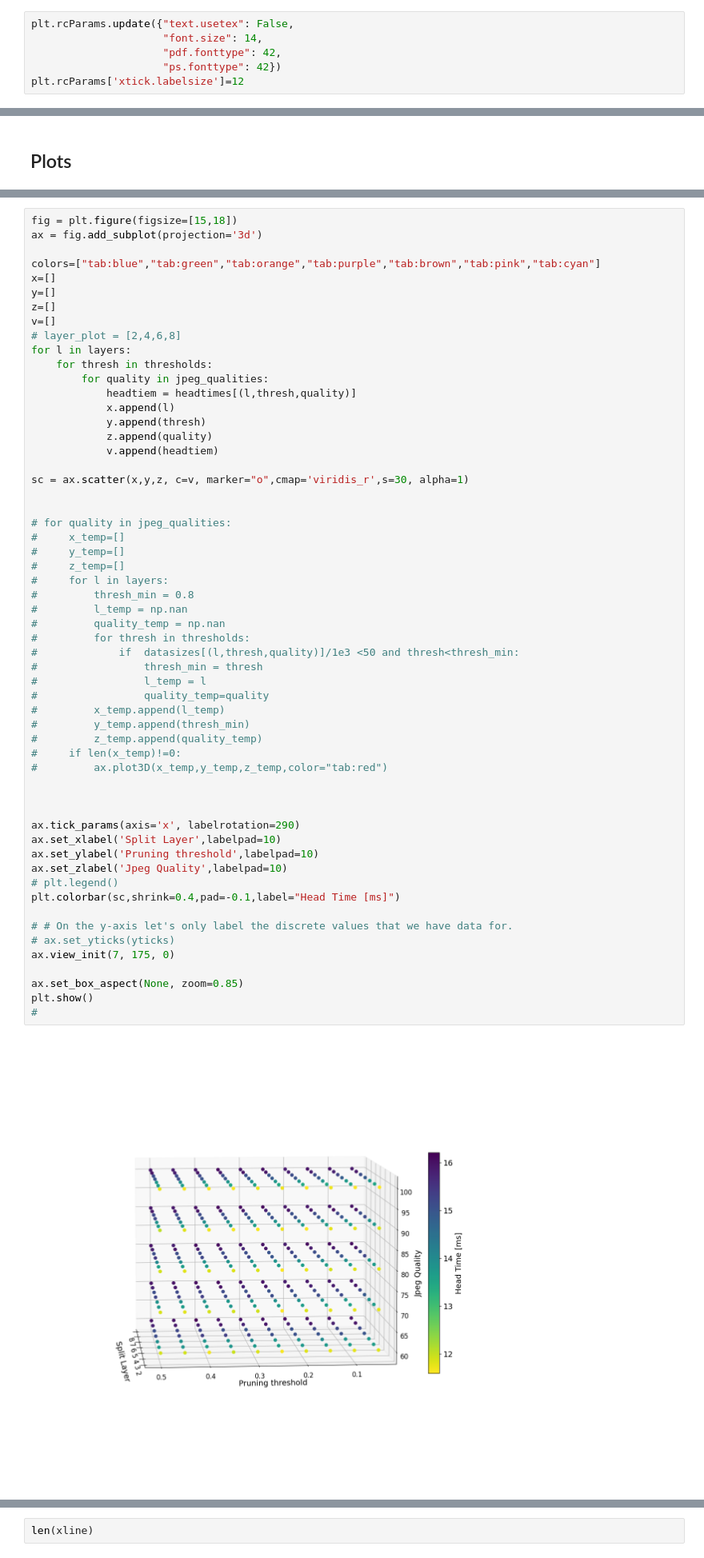
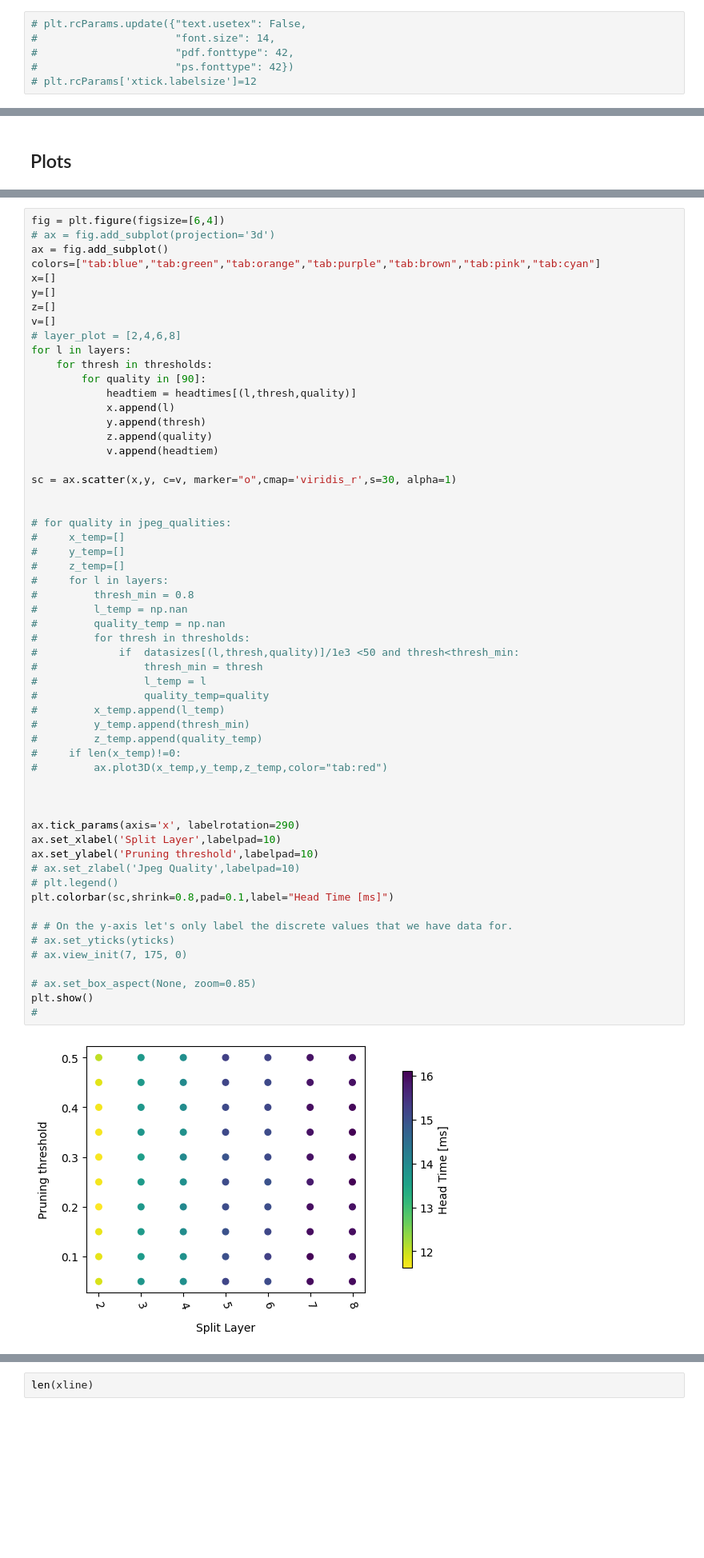
Before and after one commit to Rexyyj/split_DNN_framework, a Jupyter notebook: plots/plot_splitpoints.ipynb, the cells around one changed output, grey strips where cells are left out. Shown at 80% size. Drawn from its saved outputs; the diff is of its cells as text; blank space fills up the shorter version.

```diff
--- a/plots/plot_splitpoints.ipynb
+++ b/plots/plot_splitpoints.ipynb
@@ -3,11 +3,11 @@ import matplotlib.pyplot as plt
 import numpy as np
 import pandas as pd
 # %%
-plt.rcParams.update({"text.usetex": False,
-                     "font.size": 14,
-                     "pdf.fonttype": 42,
-                     "ps.fonttype": 42})
-plt.rcParams['xtick.labelsize']=12
+# plt.rcParams.update({"text.usetex": False,
+#                      "font.size": 14,
+#                      "pdf.fonttype": 42,
+#                      "ps.fonttype": 42})
+# plt.rcParams['xtick.labelsize']=12
 # %%
 map_key = "map_75"
 # %%
@@ -104,7 +106,7 @@ plt.show()
 # %%
-fig = plt.figure(figsize=[15,18])
-ax = fig.add_subplot(projection='3d')
-
+fig = plt.figure(figsize=[6,4])
+# ax = fig.add_subplot(projection='3d')
+ax = fig.add_subplot()
 colors=["tab:blue","tab:green","tab:orange","tab:purple","tab:brown","tab:pink","tab:cyan"]
 x=[]
 y=[]
@@ -113,14 +115,14 @@ v=[]
 # layer_plot = [2,4,6,8]
 for l in layers:
     for thresh in thresholds:
-        for quality in jpeg_qualities:
+        for quality in [90]:
             headtiem = headtimes[(l,thresh,quality)]
             x.append(l)
             y.append(thresh)
             z.append(quality)
             v.append(headtiem)
 
-sc = ax.scatter(x,y,z, c=v, marker="o",cmap='viridis_r',s=30, alpha=1)
+sc = ax.scatter(x,y, c=v, marker="o",cmap='viridis_r',s=30, alpha=1)
 
 
 # for quality in jpeg_qualities:
@@ -128,35 +130,35 @@ sc = ax.scatter(x,y,z, c=v, marker="o",cmap='viridis_r',s=30, alpha=1)
 #     y_temp=[]
 #     z_temp=[]
 #     for l in layers:
 #         thresh_min = 0.8
 #         l_temp = np.nan
 #         quality_temp = np.nan
 #         for thresh in thresholds:
 #             if  datasizes[(l,thresh,quality)]/1e3 <50 and thresh<thresh_min:
 #                 thresh_min = thresh
 #                 l_temp = l
 #                 quality_temp=quality
 #         x_temp.append(l_temp)
 #         y_temp.append(thresh_min)
 #         z_temp.append(quality_temp)
 #     if len(x_temp)!=0:
 #         ax.plot3D(x_temp,y_temp,z_temp,color="tab:red")
 
 
 
 ax.tick_params(axis='x', labelrotation=290)
 ax.set_xlabel('Split Layer',labelpad=10)
 ax.set_ylabel('Pruning threshold',labelpad=10)
-ax.set_zlabel('Jpeg Quality',labelpad=10)
+# ax.set_zlabel('Jpeg Quality',labelpad=10)
 # plt.legend()
-plt.colorbar(sc,shrink=0.4,pad=-0.1,label="Head Time [ms]")
+plt.colorbar(sc,shrink=0.8,pad=0.1,label="Head Time [ms]")
 
 # # On the y-axis let's only label the discrete values that we have data for.
 # ax.set_yticks(yticks)
-ax.view_init(7, 175, 0)
+# ax.view_init(7, 175, 0)
 
-ax.set_box_aspect(None, zoom=0.85)
+# ax.set_box_aspect(None, zoom=0.85)
 plt.show()
 #
 # %% [output]
-[figure, old version]
+[figure, new version]
```
Also changed, not shown: parts of 9 cells of this notebook.
